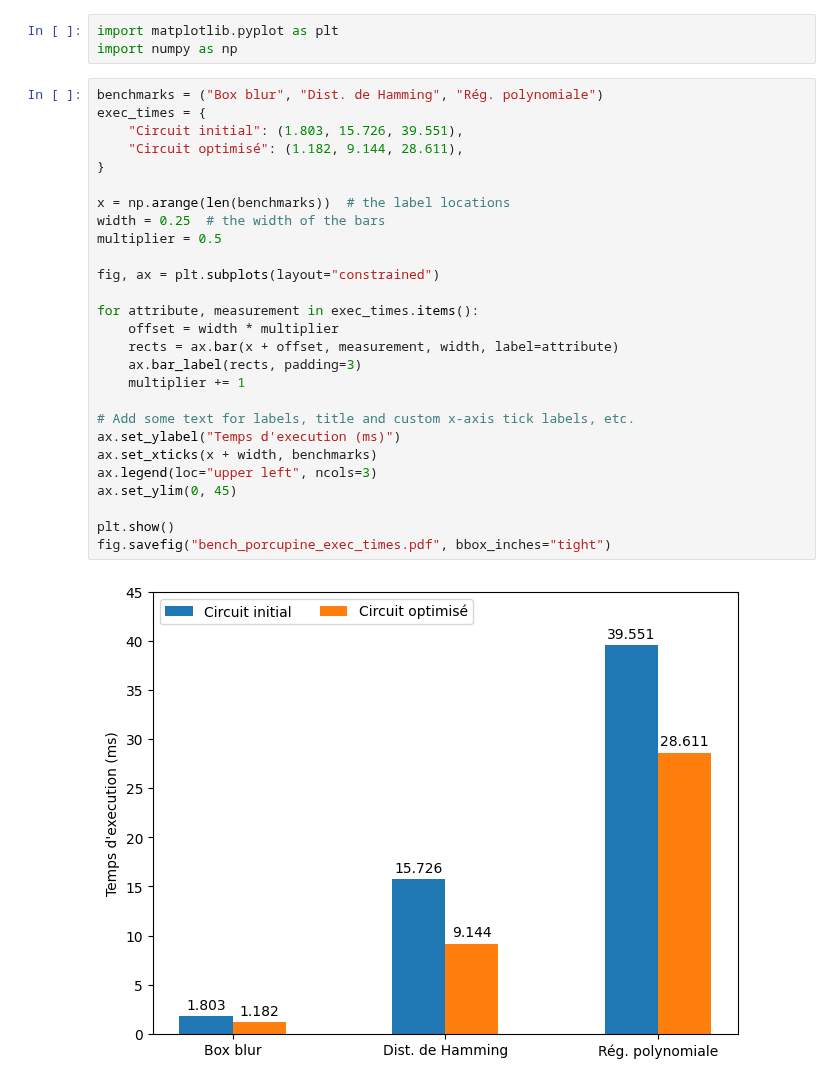
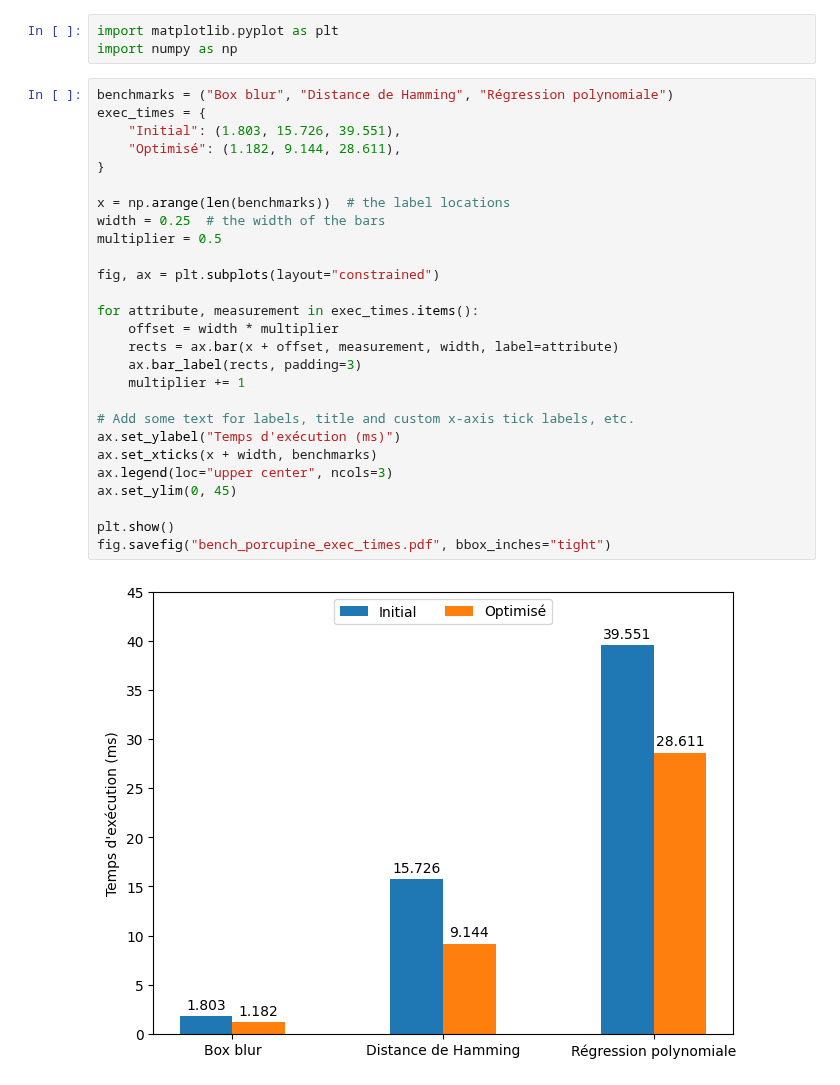
Before and after one commit to Modern-Compilers-Lab/CHEHAB, a Jupyter notebook: benchmarks/box_blur_porcupine/comparaison_exec_times.ipynb, the cells around one changed output. Saved outputs shown, nothing was run; the diff lists cells and outputs as text.

Commit message:
changes to the generated figures

```diff
--- a/benchmarks/box_blur_porcupine/comparaison_exec_times.ipynb
+++ b/benchmarks/box_blur_porcupine/comparaison_exec_times.ipynb
@@ -2,31 +2,31 @@
 import matplotlib.pyplot as plt
 import numpy as np
 # %%
-benchmarks = ("Box blur", "Dist. de Hamming", "Rég. polynomiale")
+benchmarks = ("Box blur", "Distance de Hamming", "Régression polynomiale")
 exec_times = {
-    "Circuit initial": (1.803, 15.726, 39.551),
-    "Circuit optimisé": (1.182, 9.144, 28.611),
+    "Initial": (1.803, 15.726, 39.551),
+    "Optimisé": (1.182, 9.144, 28.611),
 }
 
 x = np.arange(len(benchmarks))  # the label locations
 width = 0.25  # the width of the bars
 multiplier = 0.5
 
 fig, ax = plt.subplots(layout="constrained")
 
 for attribute, measurement in exec_times.items():
     offset = width * multiplier
     rects = ax.bar(x + offset, measurement, width, label=attribute)
     ax.bar_label(rects, padding=3)
     multiplier += 1
 
 # Add some text for labels, title and custom x-axis tick labels, etc.
-ax.set_ylabel("Temps d'execution (ms)")
+ax.set_ylabel("Temps d'exécution (ms)")
 ax.set_xticks(x + width, benchmarks)
-ax.legend(loc="upper left", ncols=3)
+ax.legend(loc="upper center", ncols=3)
 ax.set_ylim(0, 45)
 
 plt.show()
 fig.savefig("bench_porcupine_exec_times.pdf", bbox_inches="tight")
 # %% [output]
-[figure, old version]
+[figure, new version]
```
Also changed, not shown: 4 other files.
